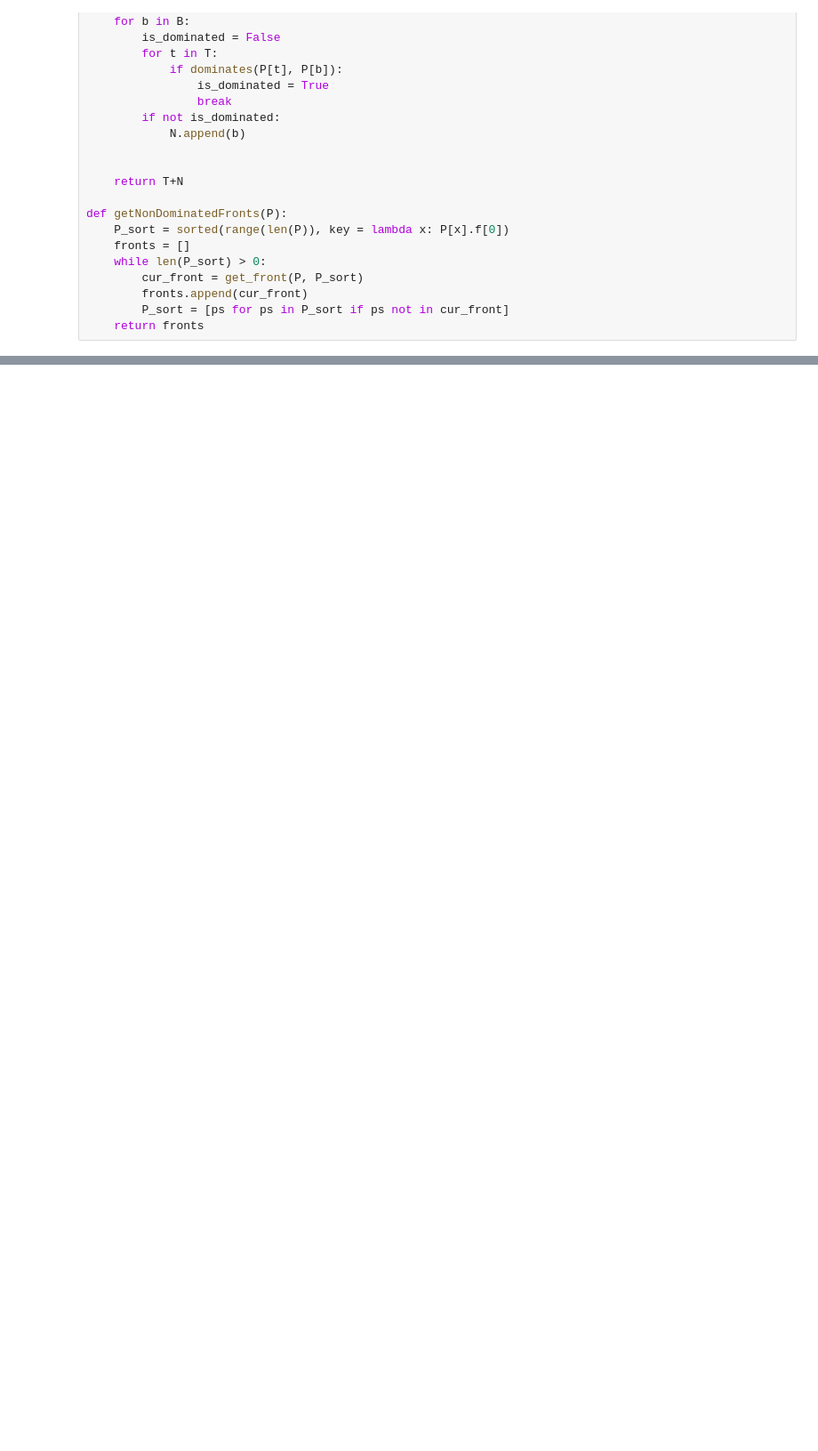
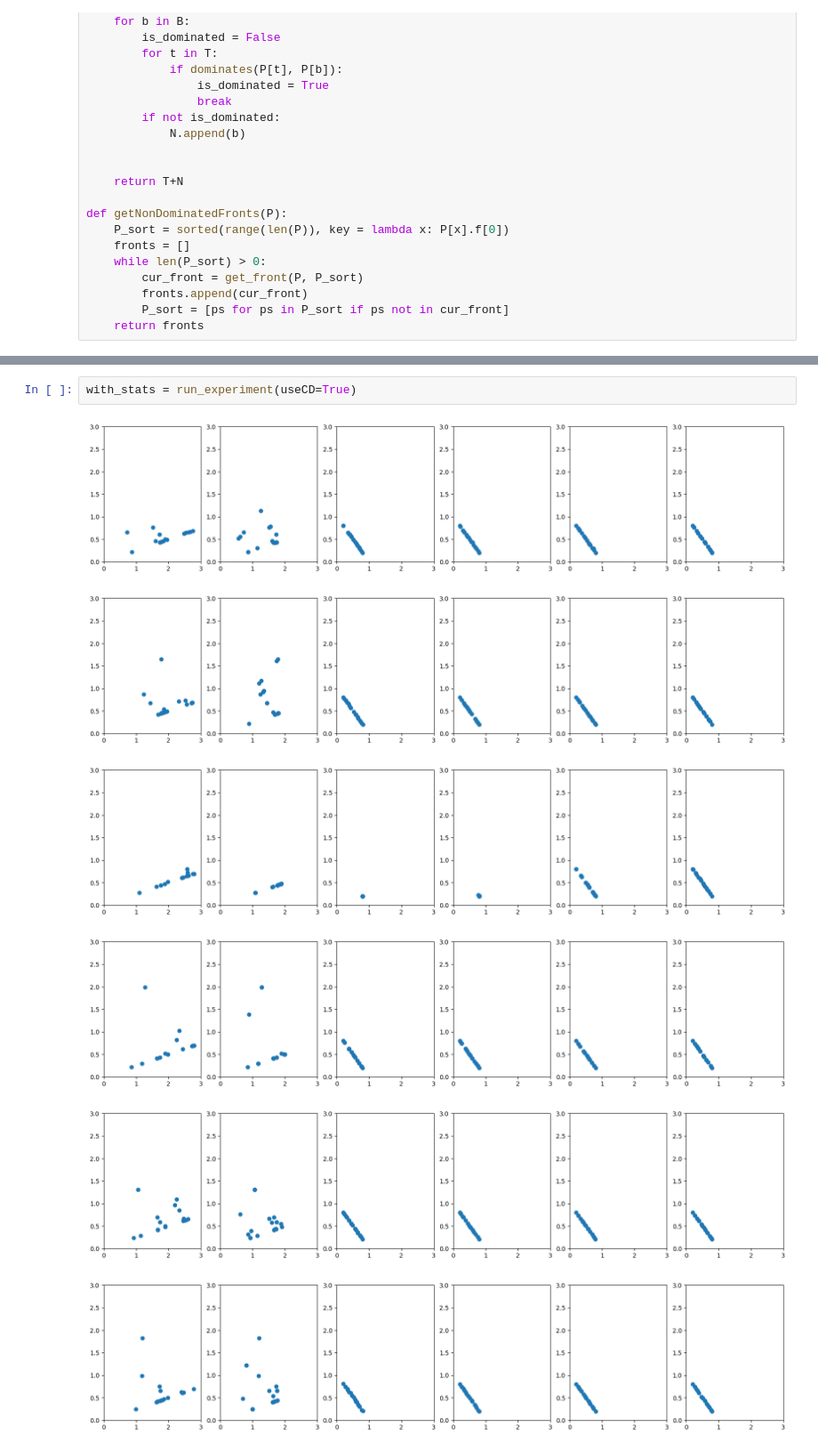
Before and after one commit to kordc/project5DA, a Jupyter notebook: Homework_NSGA-II.ipynb, the cells around one changed output, grey strips where cells are left out. Shown at 89% size. Cells and saved outputs as stored; diff of their text form; blank space fills up the shorter version.

```diff
--- a/Homework_NSGA-II.ipynb
+++ b/Homework_NSGA-II.ipynb
@@ -314,0 +335,9 @@ print(getStatsCD(P))
+# %%
+with_stats = run_experiment(useCD=True)
+# %% [output]
+[figure, added]
+[figure, added]
+[figure, added]
+[figure, added]
+[figure, added]
+[figure, added]
```
Also changed, not shown: parts of 17 cells of this notebook.
